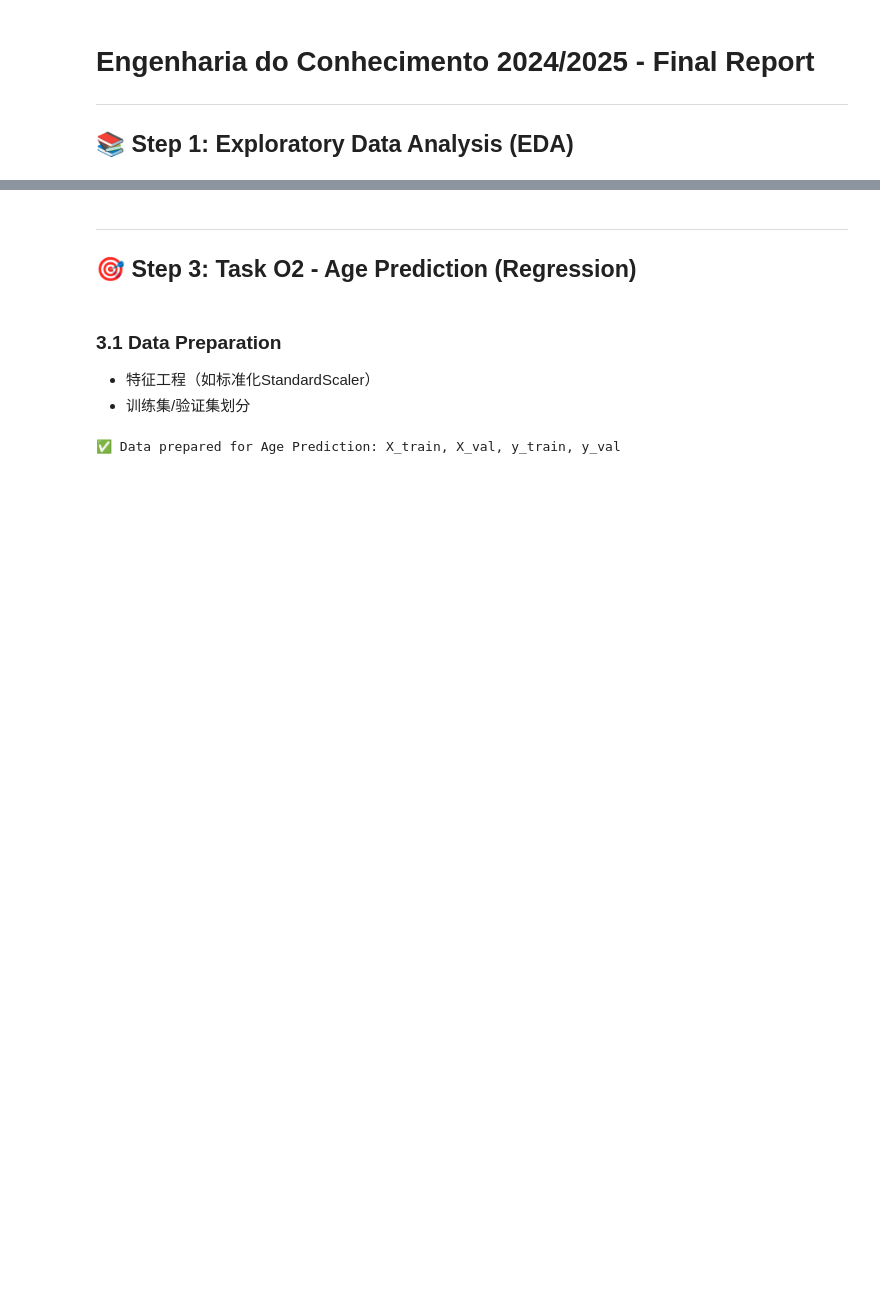
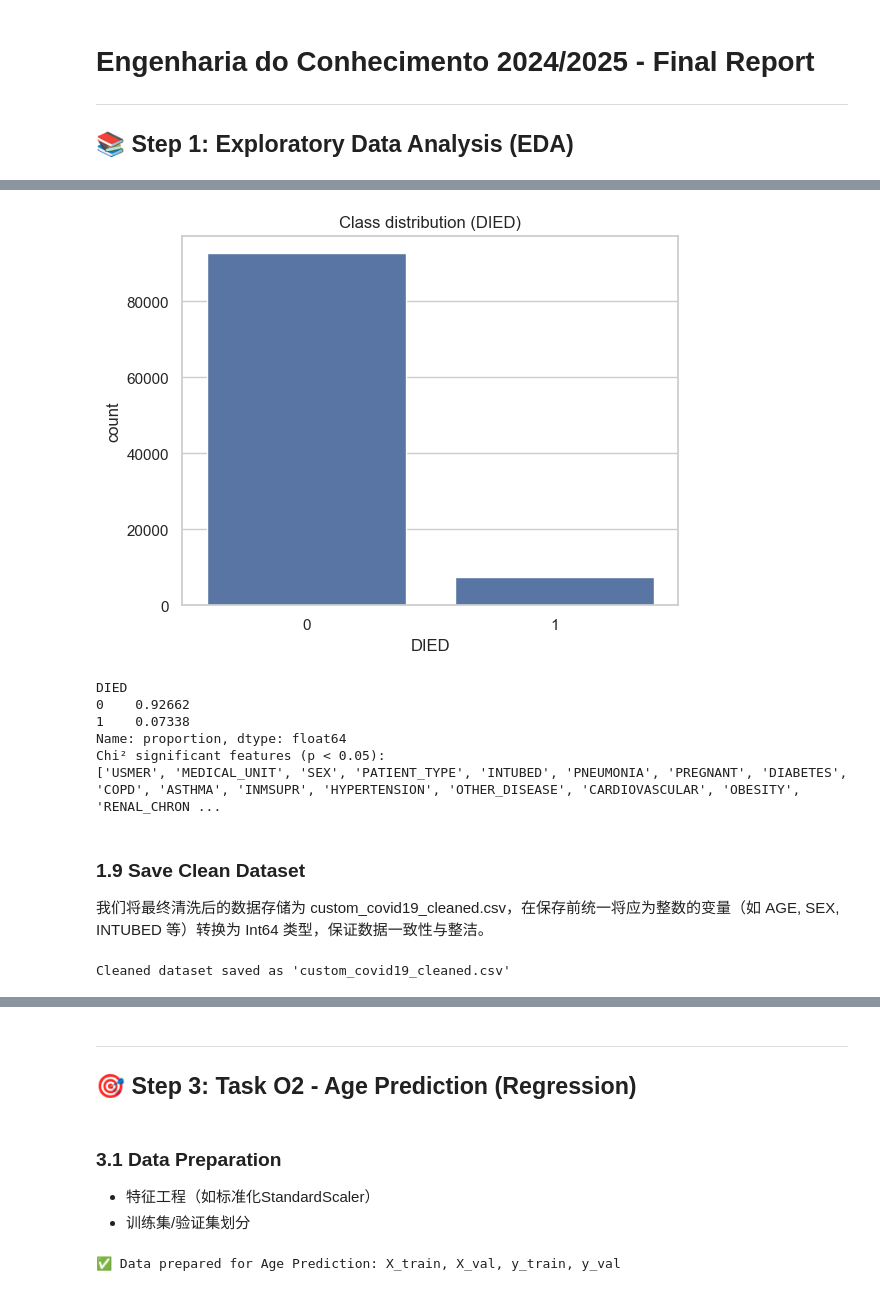
Before and after one commit to lixuanan2/EC-covid19-project, a Jupyter notebook: notebooks/main_version.ipynb, the cells around one changed output, grey strips where cells are left out. Saved outputs shown, nothing was run; the diff lists cells and outputs as text; code cells hidden in the pictures; blank space fills up the shorter version.

```diff
--- a/notebooks/main_version.ipynb
+++ b/notebooks/main_version.ipynb
@@ -764,0 +97,21 @@ print("✅ Best Logistic Regression model saved as 'logistic_regression_best.pkl
+# %%
+# A. Missing value statistics (97/98/99 or nan)
+missing_code_counts = df.isin([97, 98, 99]).sum()
+missing_nan_counts = df.isnull().sum()
+missing_total = missing_code_counts + missing_nan_counts
+print("Each column missing value (97/98/99 or nan):")
+print(missing_total[missing_total > 0].sort_values(ascending=False))
+
+# B. Replace special missing codes with np.nan
+cols_with_missing = missing_code_counts[missing_code_counts > 0].index.tolist()
+for col in cols_with_missing:
+    df[col] = df[col].replace([97, 98, 99], np.nan)
+
+# C. Impute missing values: categorical (mode), numerical (median)
+imp_mode = SimpleImputer(strategy='most_frequent')
+imp_median = SimpleImputer(strategy='median')
+
+df[cat_cols_orig] = imp_mode.fit_transform(df[cat_cols_orig])
+df[num_cols_orig] = imp_median.fit_transform(df[num_cols_orig])
+
+print("All missing values filled! (categorical: mode, numerical: median)")
@@ -764,0 +358,42 @@ print("✅ Best Logistic Regression model saved as 'logistic_regression_best.pkl
+# %%
+# target distribution
+sns.countplot(x='DIED', data=df)
+plt.title('Class distribution (DIED)')
+plt.show()
+print(df['DIED'].value_counts(normalize=True).rename('proportion'))
+
+# chin2 check
+from scipy.stats import chi2_contingency
+
+sig_feats = []
+for col in cat_cols_orig:
+    table = pd.crosstab(df[col], df['DIED'])
+    chi2, p, _, _ = chi2_contingency(table)
+    if p < 0.05:
+        sig_feats.append(col)
+
+print("Chi² significant features (p < 0.05):")
+print(sig_feats)
+# %% [output]
+[figure, added]
+DIED
+0    0.92662
+1    0.07338
+Name: proportion, dtype: float64
+Chi² significant features (p < 0.05):
+['USMER', 'MEDICAL_UNIT', 'SEX', 'PATIENT_TYPE', 'INTUBED', 'PNEUMONIA', 'PREGNANT', 'DIABETES', 'COPD', 'ASTHMA', 'INMSUPR', 'HYPERTENSION', 'OTHER_DISEASE', 'CARDIOVASCULAR', 'OBESITY', 'RENAL_CHRON ...
+# %% [markdown]
+###  1.9 Save Clean Dataset
+我们将最终清洗后的数据存储为 custom_covid19_cleaned.csv，在保存前统一将应为整数的变量（如 AGE, SEX, INTUBED 等）转换为 Int64 类型，保证数据一致性与整洁。
+# %%
+# float64 -> Int64
+int_like_cols = [col for col in df.columns if df[col].dtype == 'float64' and df[col].nunique() <= 20 or col == 'AGE']
+for col in int_like_cols:
+    df[col] = df[col].astype('Int64')
+
+
+# save the cleaned dataset
+df.to_csv("./data/custom_covid19_cleaned.csv", index=False)
+print("Cleaned dataset saved as 'custom_covid19_cleaned.csv'")
+# %% [output]
+Cleaned dataset saved as 'custom_covid19_cleaned.csv'
```
Also changed, not shown: parts of 81 cells of this notebook, 8 other files.
